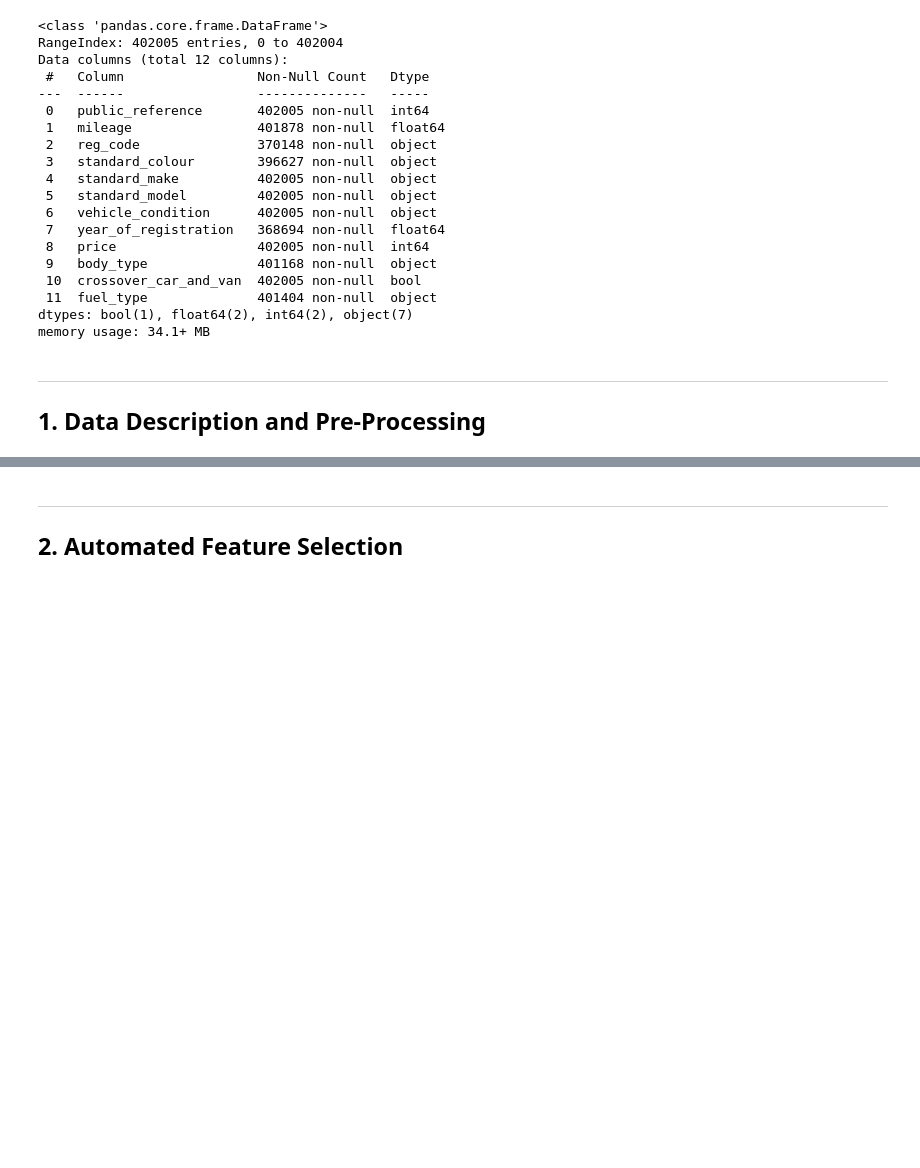
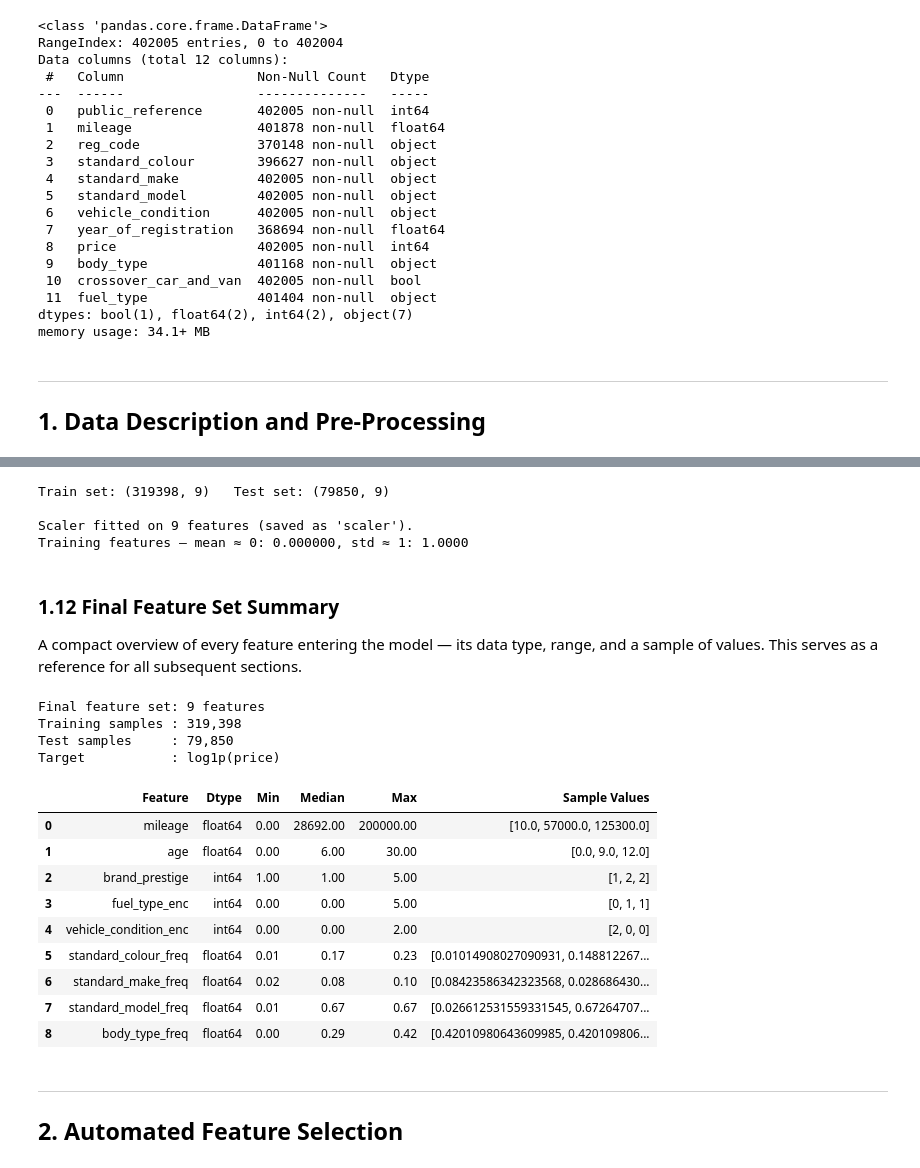
Before and after one commit to ian-shade/Autotrader-Cars-Price-Predictions-ML, a Jupyter notebook: aml_coursework.ipynb, the cells around one changed output, grey strips where cells are left out. Drawn from its saved outputs; the diff is of its cells as text; code cells hidden in the pictures; blank space fills up the shorter version.

```diff
--- a/aml_coursework.ipynb
+++ b/aml_coursework.ipynb
@@ -182,3 +702,77 @@ memory usage: 34.1+ MB
+# %%
+# ------------------------------------------------------------
+# 1.11  Train/test split + StandardScaler (fit on train only)
+# ------------------------------------------------------------
+
+# Log-transform the target (reduces right-skew)
+y = np.log1p(df[price_col])
+X = df.drop(columns=[price_col])
+
+X_train, X_test, y_train, y_test = train_test_split(
+    X, y, test_size=0.20, random_state=SEED
+)
+print(f"Train set: {X_train.shape}   Test set: {X_test.shape}")
+
+# Fit scaler on training data only, then transform both
+scaler = StandardScaler()
+feature_names = X_train.columns.tolist()
+
+X_train_scaled = pd.DataFrame(
+    scaler.fit_transform(X_train), columns=feature_names, index=X_train.index
+)
+X_test_scaled = pd.DataFrame(
+    scaler.transform(X_test), columns=feature_names, index=X_test.index
+)
+
+print(f"\nScaler fitted on {len(feature_names)} features (saved as 'scaler').")
+print(f"Training features — mean ≈ 0: {X_train_scaled.mean().abs().max():.6f}, "
+      f"std ≈ 1: {X_train_scaled.std().mean():.4f}")
+# %% [output]
+Train set: (319398, 9)   Test set: (79850, 9)
+
+Scaler fitted on 9 features (saved as 'scaler').
+Training features — mean ≈ 0: 0.000000, std ≈ 1: 1.0000
+# %% [markdown]
+### 1.12 Final Feature Set Summary
+
+A compact overview of every feature entering the model — its data type, range, and a sample of values. This serves as a reference for all subsequent sections.
+# %%
+# ------------------------------------------------------------
+# 1.12  Summary table of final feature set
+# ------------------------------------------------------------
+summary_rows = []
+for col in X_train_scaled.columns:
+    raw = X_train[col]  # unscaled for interpretable stats
+    summary_rows.append({
+        "Feature": col,
+        "Dtype": str(raw.dtype),
+        "Min": f"{raw.min():.2f}",
+        "Median": f"{raw.median():.2f}",
+        "Max": f"{raw.max():.2f}",
+        "Sample Values": str(raw.dropna().sample(3, random_state=SEED).values.tolist()),
+    })
+
+summary_df = pd.DataFrame(summary_rows)
+print(f"Final feature set: {len(summary_df)} features")
+print(f"Training samples : {len(X_train_scaled):,}")
+print(f"Test samples     : {len(X_test_scaled):,}")
+print(f"Target           : log1p({price_col})\n")
+summary_df
+# %% [output]
+Final feature set: 9 features
+Training samples : 319,398
+Test samples     : 79,850
+Target           : log1p(price)
+|  | Feature | Dtype | Min | Median | Max | Sample Values |
+| 0 | mileage | float64 | 0.00 | 28692.00 | 200000.00 | [10.0, 57000.0, 125300.0] |
+| 1 | age | float64 | 0.00 | 6.00 | 30.00 | [0.0, 9.0, 12.0] |
+| 2 | brand_prestige | int64 | 1.00 | 1.00 | 5.00 | [1, 2, 2] |
+| 3 | fuel_type_enc | int64 | 0.00 | 0.00 | 5.00 | [0, 1, 1] |
+| 4 | vehicle_condition_enc | int64 | 0.00 | 0.00 | 2.00 | [2, 0, 0] |
+| 5 | standard_colour_freq | float64 | 0.01 | 0.17 | 0.23 | [0.01014908027090931, 0.148812267... |
+| 6 | standard_make_freq | float64 | 0.02 | 0.08 | 0.10 | [0.08423586342323568, 0.028686430... |
+| 7 | standard_model_freq | float64 | 0.01 | 0.67 | 0.67 | [0.026612531559331545, 0.67264707... |
+| 8 | body_type_freq | float64 | 0.00 | 0.29 | 0.42 | [0.42010980643609985, 0.420109806... |
 # %% [markdown]
 ---
 ## 2. Automated Feature Selection
```
Also changed, not shown: parts of 21 cells of this notebook.
